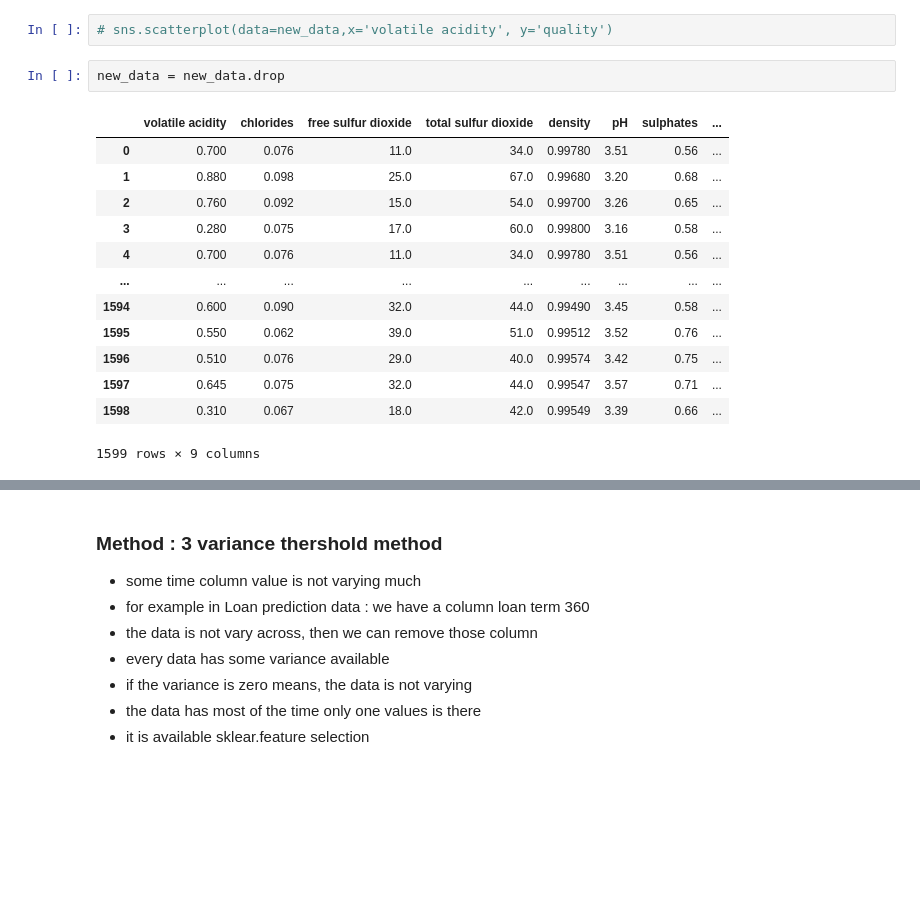
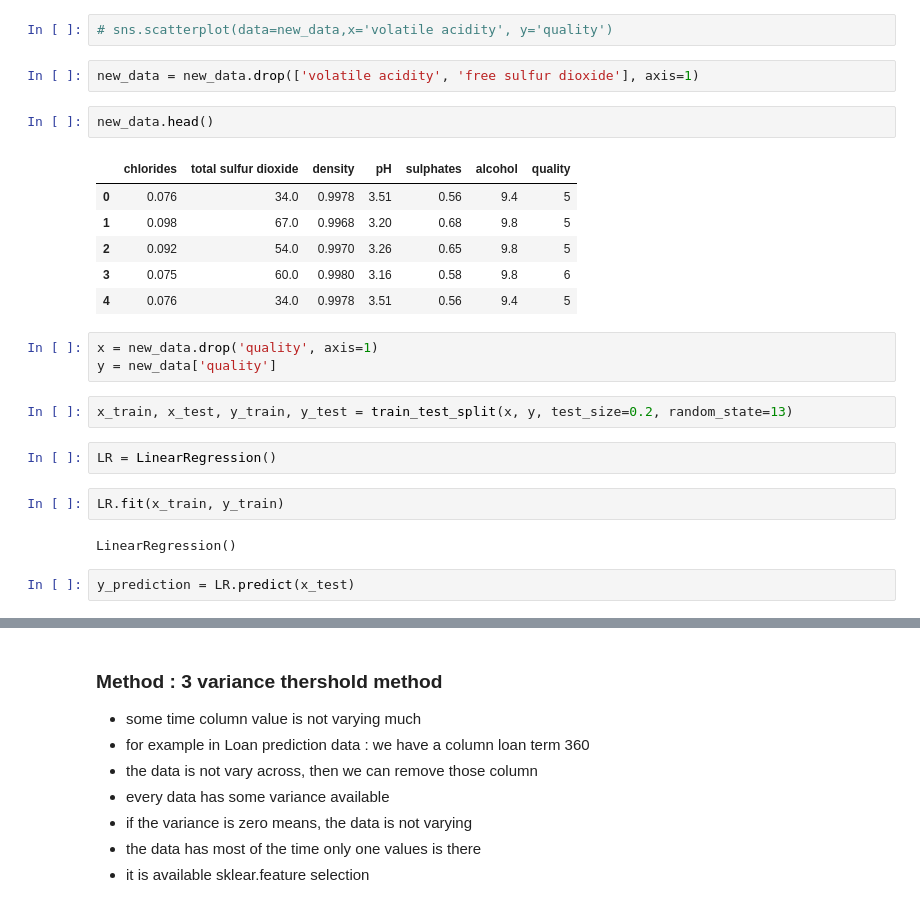
Before and after one commit to Sahilkhan-34/Machine-Learning, a Jupyter notebook: Linear Regression/class_room_LR.ipynb, the cells around one changed output, grey strips where cells are left out. Cells and saved outputs as stored; diff of their text form; blank space fills up the shorter version.

```diff
--- a/Linear Regression/class_room_LR.ipynb
+++ b/Linear Regression/class_room_LR.ipynb
@@ -465,18 +467,26 @@ Index(['volatile acidity', 'chlorides', 'free sulfur dioxide',
 # %%
 # sns.scatterplot(data=new_data,x='volatile acidity', y='quality')
 # %%
-new_data = new_data.drop
+new_data = new_data.drop(['volatile acidity', 'free sulfur dioxide'], axis=1)
-# %% [output]
-|  | volatile acidity | chlorides | free sulfur dioxide | total sulfur dioxide | density | pH | sulphates | ... |
-| 0 | 0.700 | 0.076 | 11.0 | 34.0 | 0.99780 | 3.51 | 0.56 | ... |
-| 1 | 0.880 | 0.098 | 25.0 | 67.0 | 0.99680 | 3.20 | 0.68 | ... |
-| 2 | 0.760 | 0.092 | 15.0 | 54.0 | 0.99700 | 3.26 | 0.65 | ... |
-| 3 | 0.280 | 0.075 | 17.0 | 60.0 | 0.99800 | 3.16 | 0.58 | ... |
-| 4 | 0.700 | 0.076 | 11.0 | 34.0 | 0.99780 | 3.51 | 0.56 | ... |
-| ... | ... | ... | ... | ... | ... | ... | ... | ... |
-| 1594 | 0.600 | 0.090 | 32.0 | 44.0 | 0.99490 | 3.45 | 0.58 | ... |
-| 1595 | 0.550 | 0.062 | 39.0 | 51.0 | 0.99512 | 3.52 | 0.76 | ... |
-| 1596 | 0.510 | 0.076 | 29.0 | 40.0 | 0.99574 | 3.42 | 0.75 | ... |
-| 1597 | 0.645 | 0.075 | 32.0 | 44.0 | 0.99547 | 3.57 | 0.71 | ... |
-| 1598 | 0.310 | 0.067 | 18.0 | 42.0 | 0.99549 | 3.39 | 0.66 | ... |
-1599 rows × 9 columns
+# %%
+new_data.head()
+# %% [output]
+|  | chlorides | total sulfur dioxide | density | pH | sulphates | alcohol | quality |
+| 0 | 0.076 | 34.0 | 0.9978 | 3.51 | 0.56 | 9.4 | 5 |
+| 1 | 0.098 | 67.0 | 0.9968 | 3.20 | 0.68 | 9.8 | 5 |
+| 2 | 0.092 | 54.0 | 0.9970 | 3.26 | 0.65 | 9.8 | 5 |
+| 3 | 0.075 | 60.0 | 0.9980 | 3.16 | 0.58 | 9.8 | 6 |
+| 4 | 0.076 | 34.0 | 0.9978 | 3.51 | 0.56 | 9.4 | 5 |
+# %%
+x = new_data.drop('quality', axis=1)
+y = new_data['quality']
+# %%
+x_train, x_test, y_train, y_test = train_test_split(x, y, test_size=0.2, random_state=13)
+# %%
+LR = LinearRegression()
+# %%
+LR.fit(x_train, y_train)
+# %% [output]
+LinearRegression()
+# %%
+y_prediction = LR.predict(x_test)
```
Also changed, not shown: parts of 4 cells of this notebook.
